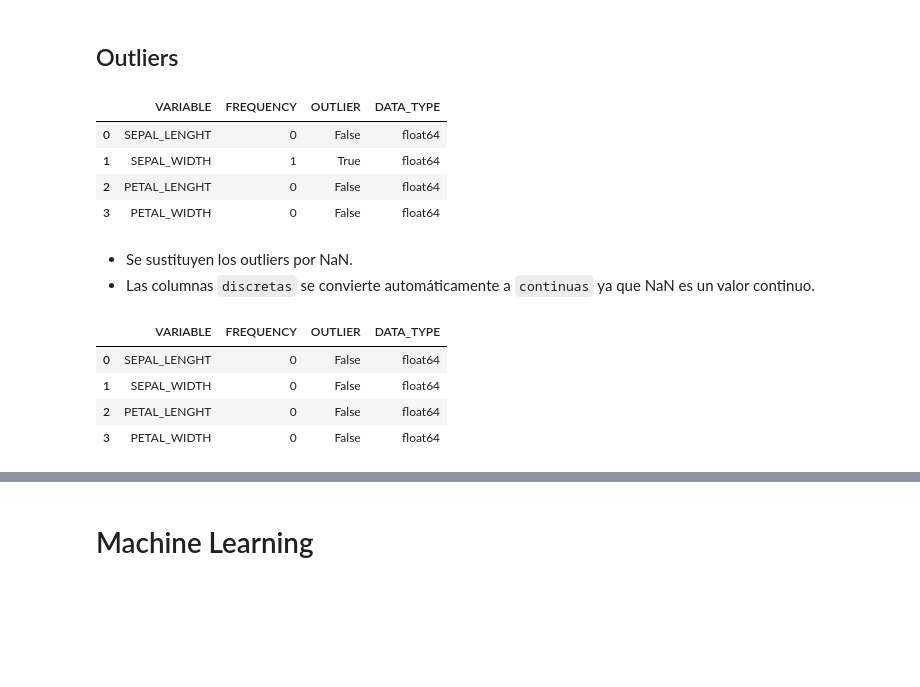
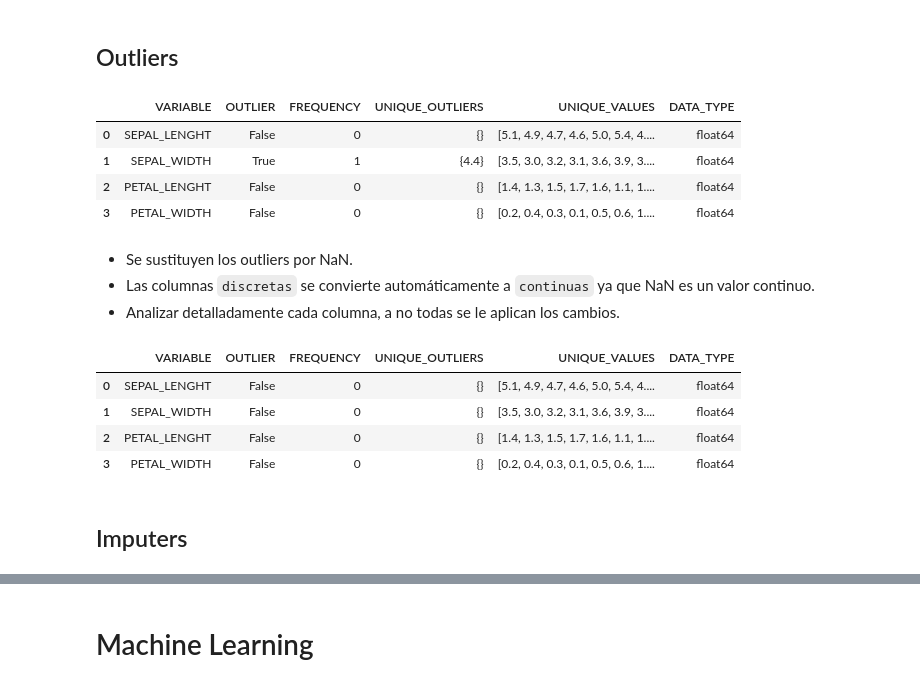
Before and after one commit to kike1985/Machine-Learning, a Jupyter notebook: 0301_Clustering_Iris.ipynb, the cells around one changed output, grey strips where cells are left out. Drawn from its saved outputs; the diff is of its cells as text; code cells hidden in the pictures; blank space fills up the shorter version.

```diff
--- a/0301_Clustering_Iris.ipynb
+++ b/0301_Clustering_Iris.ipynb
@@ -502,5 +413,0 @@ Se eliminan las columnas categóricas creadas anteriormente.
-# %%
-df.drop(types_column.keys(), axis=1, inplace=True)
-
-numeric_features, continuous_features, discrete_features, categorical_features, object_features, \
-    bool_features, date_time_features, time_delta_features = update_datatypes_columns()
@@ -618,13 +698,13 @@ def duplicate_column_values(df):
                                    'MORE_COMMON_VAL', 'MORE_COMMON_QTY', 'MORE_COMMON_PERC',
                                    'LESS_COMMON_VAL', 'LESS_COMMON_QTY', 'LESS_COMMON_PERC'])
 
-    for columna in df:
-        n_per_value = df[columna].value_counts(dropna=False)
+    for column in df.columns:
+        n_per_value = df[column].value_counts(dropna=False)
         more_common_qty = n_per_value.iloc[0]
         less_common_qty = n_per_value.iloc[-1]
 
-        new_df = pd.DataFrame(data={'VARIABLE': [columna],
-                                    'DATA_TYPE': [df[columna].dtype],
+        new_df = pd.DataFrame(data={'VARIABLE': [column],
+                                    'DATA_TYPE': [df[column].dtype],
                                     'MORE_COMMON_VAL': [n_per_value.index[0]],
                                     'MORE_COMMON_QTY': [more_common_qty],
                                     'MORE_COMMON_PERC': [round(more_common_qty * 100 / (1.0 * n_records), 3)],
@@ -646,7 +726,12 @@ resume
 | 2 | PETAL_LENGHT | float64 | 1.4 | 13 | 8.725 | 6.4 | ... |
 | 3 | PETAL_WIDTH | float64 | 0.2 | 29 | 19.463 | 0.5 | ... |
 # %%
-resume.loc[(resume.MORE_COMMON_PERC > 90.) |
-           ((resume.MORE_COMMON_PERC > 25.) & (resume.MORE_COMMON_VAL.isna()))]
+resume = resume.loc[(resume.MORE_COMMON_PERC > 90.) |
+                    ((resume.MORE_COMMON_PERC > 25.) & (resume.MORE_COMMON_VAL.isna()))]
+resume
 # %% [output]
 |  | VARIABLE | DATA_TYPE | MORE_COMMON_VAL | MORE_COMMON_QTY | MORE_COMMON_PERC | LESS_COMMON_VAL | ... |
+# %%
+for col in resume.VARIABLE.values:
+    display(df[col].value_counts(normalize=True, dropna=False))
+    print('----------------------------------')
@@ -673,53 +754,57 @@ numeric_features, continuous_features, discrete_features, categorical_features,
 # %% [markdown]
 ## Outliers
 # %%
-def build_outliers_resume(df, min_zcores):
-    resume = pd.DataFrame(
-        columns=['VARIABLE', 'FREQUENCY', 'OUTLIER', 'DATA_TYPE'])
+def build_outliers_resume():
+    resume = pd.DataFrame(columns=['VARIABLE', 'OUTLIER', 'FREQUENCY',
+                                   'UNIQUE_OUTLIERS', 'UNIQUE_VALUES', 'DATA_TYPE'])
+    resume.OUTLIER = resume.OUTLIER.astype(bool)
 
-    for col in numeric_features:
+    for col in numeric_features + bool_features:
         # zcores absoluto de cada valor de la columna seleccionada
         zcores = np.abs(stats.zscore(df[col]))
 
         # TODO: Probar con 1.5 luego, así funcionan los boxplots
-        n_outliers = len(df[zcores > min_zcores])
+        outliers = df[zcores > 3][col].values
+        n_outliers = len(outliers)
 
         new_df = pd.DataFrame(data={'VARIABLE': [col],
+                                    'OUTLIER': [False if n_outliers == 0 else True],
                                     'FREQUENCY': [n_outliers],
-                                    'OUTLIER': [False if n_outliers == 0 else True],
+                                    'UNIQUE_OUTLIERS': [set(outliers)],
+                                    'UNIQUE_VALUES': [df[col].unique()],
                                     'DATA_TYPE': [df[col].dtype]})
 
         resume = pd.concat([resume, new_df], ignore_index=True, axis=0)
 
     return resume
 
 
-outliers_resume_df = build_outliers_resume(df, min_zcores=3)
-outliers_resume_df
+build_outliers_resume()
 # %% [output]
-|  | VARIABLE | FREQUENCY | OUTLIER | DATA_TYPE |
-| 0 | SEPAL_LENGHT | 0 | False | float64 |
-| 1 | SEPAL_WIDTH | 1 | True | float64 |
-| 2 | PETAL_LENGHT | 0 | False | float64 |
-| 3 | PETAL_WIDTH | 0 | False | float64 |
+|  | VARIABLE | OUTLIER | FREQUENCY | UNIQUE_OUTLIERS | UNIQUE_VALUES | DATA_TYPE |
+| 0 | SEPAL_LENGHT | False | 0 | {} | [5.1, 4.9, 4.7, 4.6, 5.0, 5.4, 4.... | float64 |
+| 1 | SEPAL_WIDTH | True | 1 | {4.4} | [3.5, 3.0, 3.2, 3.1, 3.6, 3.9, 3.... | float64 |
+| 2 | PETAL_LENGHT | False | 0 | {} | [1.4, 1.3, 1.5, 1.7, 1.6, 1.1, 1.... | float64 |
+| 3 | PETAL_WIDTH | False | 0 | {} | [0.2, 0.4, 0.3, 0.1, 0.5, 0.6, 1.... | float64 |
 # %% [markdown]
 - Se sustituyen los outliers por NaN.
 - Las columnas `discretas` se convierte automáticamente a `continuas` ya que NaN es un valor continuo.
+- Analizar detalladamente cada columna, a no todas se le aplican los cambios.
 # %%
-def set_outlier_values(df, min_zcores):
-    for col in outliers_resume_df[outliers_resume_df.OUTLIER == True].VARIABLE.values:
-        zcores = np.abs(stats.zscore(df[col]))
-        idx = zcores[zcores > 3].index
+ops = ['SEPAL_LENGHT', 'SEPAL_WIDTH', 'PETAL_LENGHT', 'PETAL_WIDTH']
+sts = {col: {'mean': df[col].mean(), 'std': df[col].std()} for col in ops}
 
-        df.loc[idx, col] = np.nan
+for col in ops:
+    zcores = np.abs((df[col] - sts[col]['mean']) / sts[col]['std'])
+    idx = zcores[zcores > 3].index
+    df.loc[idx, col] = np.nan
 
-
-set_outlier_values(df, 3)
-
-build_outliers_resume(df, min_zcores=3)
+build_outliers_resume()
 # %% [output]
-|  | VARIABLE | FREQUENCY | OUTLIER | DATA_TYPE |
-| 0 | SEPAL_LENGHT | 0 | False | float64 |
-| 1 | SEPAL_WIDTH | 0 | False | float64 |
-| 2 | PETAL_LENGHT | 0 | False | float64 |
-| 3 | PETAL_WIDTH | 0 | False | float64 |
+|  | VARIABLE | OUTLIER | FREQUENCY | UNIQUE_OUTLIERS | UNIQUE_VALUES | DATA_TYPE |
+| 0 | SEPAL_LENGHT | False | 0 | {} | [5.1, 4.9, 4.7, 4.6, 5.0, 5.4, 4.... | float64 |
+| 1 | SEPAL_WIDTH | False | 0 | {} | [3.5, 3.0, 3.2, 3.1, 3.6, 3.9, 3.... | float64 |
+| 2 | PETAL_LENGHT | False | 0 | {} | [1.4, 1.3, 1.5, 1.7, 1.6, 1.1, 1.... | float64 |
+| 3 | PETAL_WIDTH | False | 0 | {} | [0.2, 0.4, 0.3, 0.1, 0.5, 0.6, 1.... | float64 |
+# %% [markdown]
+## Imputers
```
Also changed, not shown: parts of 141 cells of this notebook.
